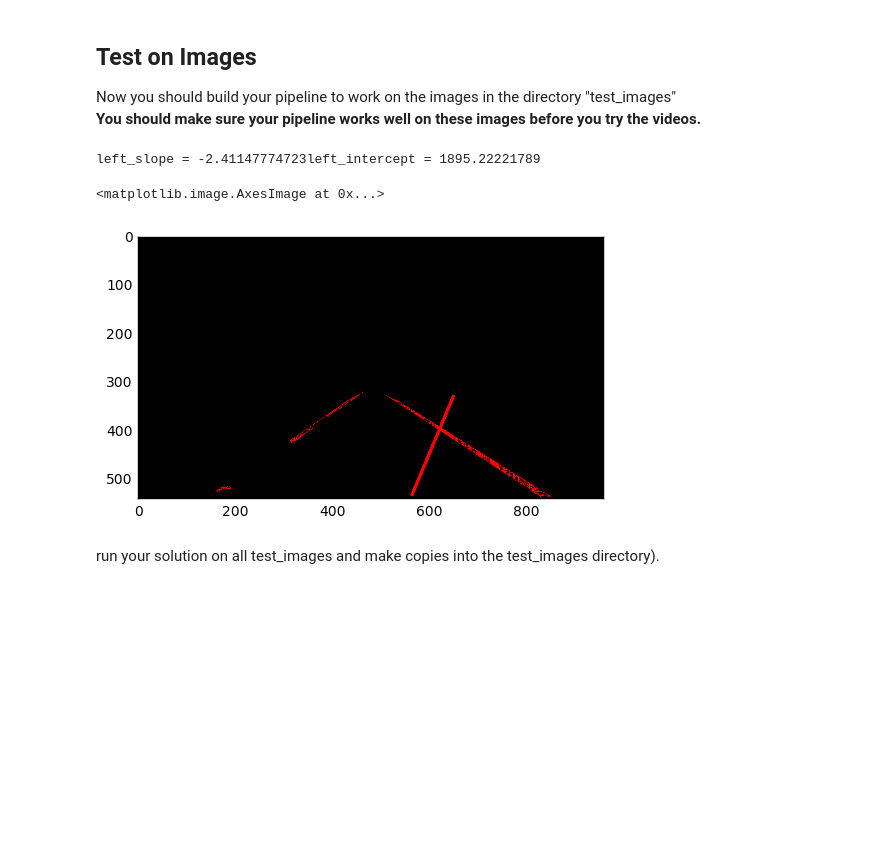
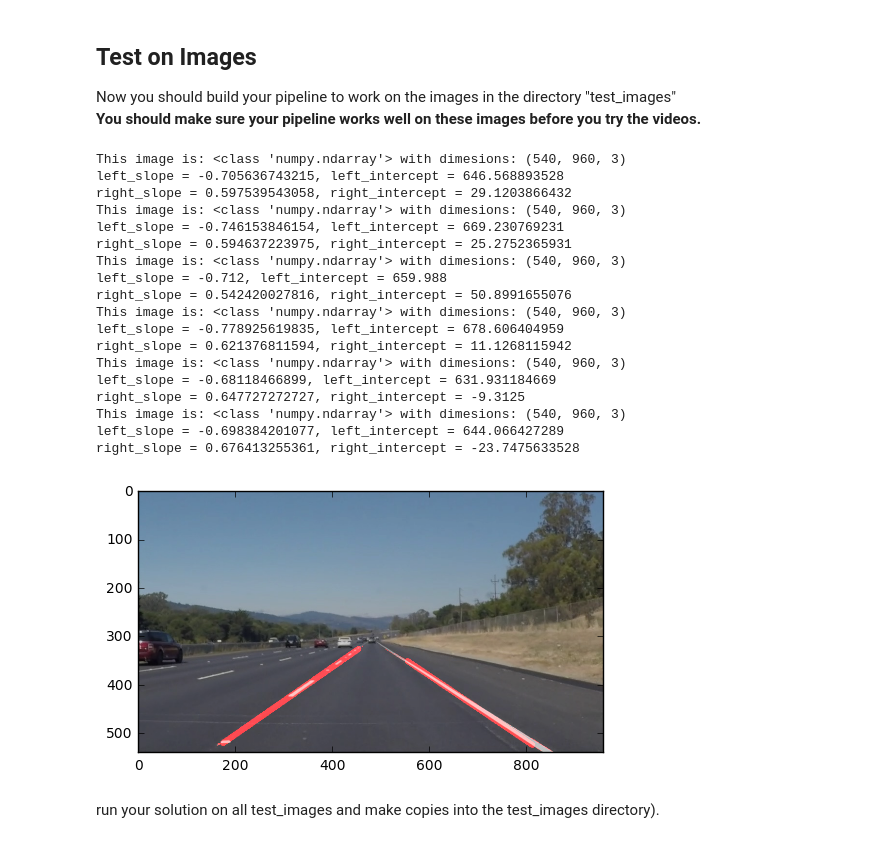
Before and after one commit to raznis/CarND-LaneLines-P1, a Jupyter notebook: P1.ipynb, the cells around one changed output. Saved outputs shown, nothing was run; the diff lists cells and outputs as text; code cells hidden in the pictures; blank space fills up the shorter version.

```diff
--- a/P1.ipynb
+++ b/P1.ipynb
@@ -186,33 +209,55 @@ Now you should build your pipeline to work on the images in the directory "test_
 **You should make sure your pipeline works well on these images before you try the videos.**
 # %%
 import os
-os.listdir("test_images/")
-gray = grayscale(image)
-plt.imshow(gray, cmap='gray')
-blur_gray = gaussian_blur(gray, 5)
-plt.imshow(blur_gray, cmap='gray')
-low_threshold = 50.0
-high_threshold = 150.0
-edges = cv2.Canny(blur_gray, low_threshold, high_threshold)
-# Display the image
-plt.imshow(edges, cmap='Greys_r')
-imshape = image.shape
-vertices = np.array([[(0,imshape[0]),(imshape[1]/2.0 - 10., imshape[0]*0.59), (imshape[1]/2.0 + 10., imshape[0]*0.59), (imshape[1],imshape[0])]], dtype=np.int32)
-masked_image = region_of_interest(edges, vertices)
-plt.imshow(masked_image, cmap='Greys_r')
-rho = 1 # distance resolution in pixels of the Hough grid
-theta = np.pi/180 # angular resolution in radians of the Hough grid
-threshold = 1     # minimum number of votes (intersections in Hough grid cell)
-min_line_length = 5 #minimum number of pixels making up a line
-max_line_gap = 40    # maximum gap in pixels between connectable line segments
-hough = hough_lines(masked_image, rho, theta, threshold, min_line_length, max_line_gap)
-plt.imshow(hough)
-#image_with_lines = weighted_img(hough, image)
-#plt.imshow(image_with_lines)
+for file in os.listdir("test_images/"):
+    #reading in an image
+    image = mpimg.imread('test_images/'+file)
+    #printing out some stats and plotting
+    print('This image is:', type(image), 'with dimesions:', image.shape)
+    plt.imshow(image)  # if you wanted to show a single color channel image called 'gray', for example, call as plt.imshow(gray, cmap='gray')
+    gray = grayscale(image)
+    plt.imshow(gray, cmap='gray')
+    blur_gray = gaussian_blur(gray, 5)
+    plt.imshow(blur_gray, cmap='gray')
+    low_threshold = 50.0
+    high_threshold = 150.0
+    edges = cv2.Canny(blur_gray, low_threshold, high_threshold)
+    # Display the image
+    plt.imshow(edges, cmap='Greys_r')
+    imshape = image.shape
+    vertices = np.array([[(0,imshape[0]),(imshape[1]/2.0 - 10., imshape[0]*0.59), (imshape[1]/2.0 + 10., imshape[0]*0.59), (imshape[1],imshape[0])]], dtype=np.int32)
+    masked_image = region_of_interest(edges, vertices)
+    plt.imshow(masked_image, cmap='Greys_r')
+    rho = 2 # distance resolution in pixels of the Hough grid
+    theta = np.pi/180 # angular resolution in radians of the Hough grid
+    threshold = 15     # minimum number of votes (intersections in Hough grid cell)
+    min_line_length = 10 #minimum number of pixels making up a line
+    max_line_gap = 20    # maximum gap in pixels between connectable line segments
+    hough = hough_lines(masked_image, rho, theta, threshold, min_line_length, max_line_gap)
+    plt.imshow(hough)
+    image_with_lines = weighted_img(hough, image)
+    mpimg.imsave("test_images/with_lanes_"+file, image_with_lines)
+    plt.imshow(image_with_lines)
 # %% [output]
-left_slope = -2.41147774723left_intercept = 1895.22221789
+This image is: <class 'numpy.ndarray'> with dimesions: (540, 960, 3)
+left_slope = -0.705636743215, left_intercept = 646.568893528
+right_slope = 0.597539543058, right_intercept = 29.1203866432
+This image is: <class 'numpy.ndarray'> with dimesions: (540, 960, 3)
+left_slope = -0.746153846154, left_intercept = 669.230769231
+right_slope = 0.594637223975, right_intercept = 25.2752365931
+This image is: <class 'numpy.ndarray'> with dimesions: (540, 960, 3)
+left_slope = -0.712, left_intercept = 659.988
+right_slope = 0.542420027816, right_intercept = 50.8991655076
+This image is: <class 'numpy.ndarray'> with dimesions: (540, 960, 3)
+left_slope = -0.778925619835, left_intercept = 678.606404959
+right_slope = 0.621376811594, right_intercept = 11.1268115942
+This image is: <class 'numpy.ndarray'> with dimesions: (540, 960, 3)
+left_slope = -0.68118466899, left_intercept = 631.931184669
+right_slope = 0.647727272727, right_intercept = -9.3125
+This image is: <class 'numpy.ndarray'> with dimesions: (540, 960, 3)
+left_slope = -0.698384201077, left_intercept = 644.066427289
+right_slope = 0.676413255361, right_intercept = -23.7475633528
-<matplotlib.image.AxesImage at 0x...>
-[figure, old version]
+[figure, new version]
 # %% [markdown]
 run your solution on all test_images and make copies into the test_images directory).
 # %%
```
Also changed, not shown: parts of 1 cell of this notebook.
